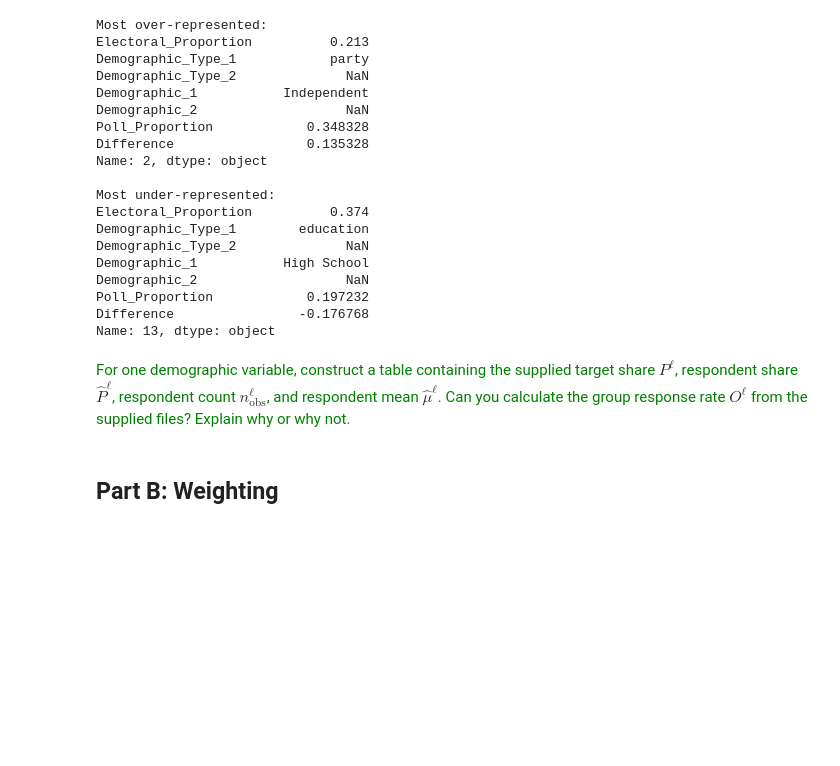
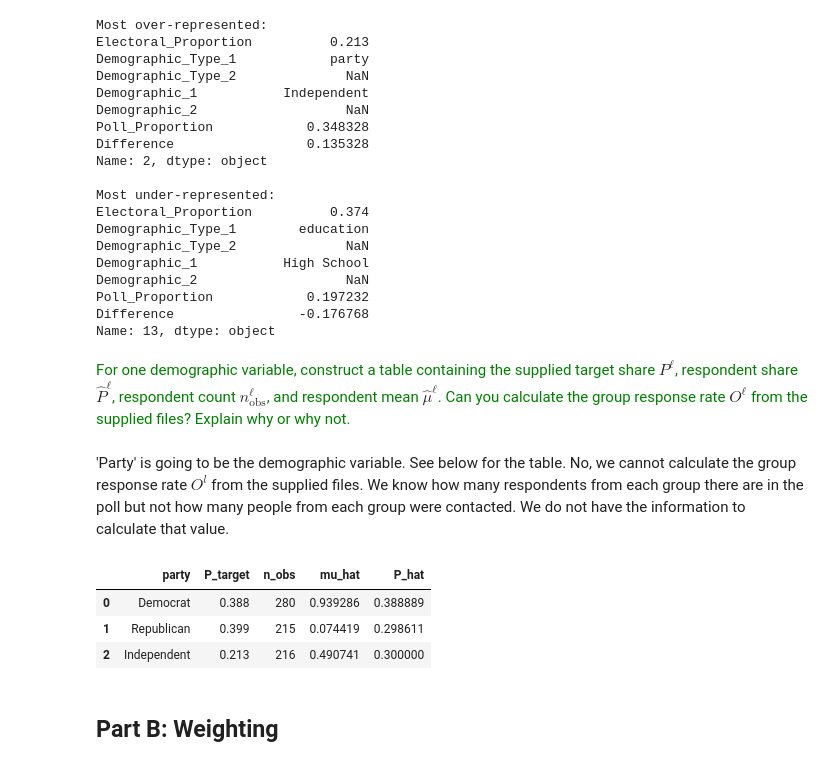
Before and after one commit to aakarsh-g7/Homework-1, a Jupyter notebook: HW1_assignment.ipynb, the cells around one changed output. Saved outputs shown, nothing was run; the diff lists cells and outputs as text; code cells hidden in the pictures; blank space fills up the shorter version.

```diff
--- a/HW1_assignment.ipynb
+++ b/HW1_assignment.ipynb
@@ -277,6 +277,60 @@ Difference                -0.176768
 Name: 13, dtype: object
 # %% [markdown]
 <span style='color: green;'>For one demographic variable, construct a table containing the supplied target share </span>$P^{\ell}$<span style='color: green;'>, respondent share </span>$\widehat{P}^{\ell}$<span style='color: green;'>, respondent count </span>$n_{\mathrm{obs}}^{\ell}$<span style='color: green;'>, and respondent mean </span>$\widehat{\mu}^{\ell}$<span style='color: green;'>. Can you calculate the group response rate </span>$O^{\ell}$<span style='color: green;'> from the supplied files? Explain why or why not.</span>
+# %% [markdown]
+'Party' is going to be the demographic variable. See below for the table. No, we cannot calculate the group response rate $O^l$ from the supplied files. We know how many respondents from each group there are in the poll but not how many people from each group were contacted. We do not have the information to calculate that value.
+# %%
+# keeps clinton & trump voters
+df_two_party = dfpoll[
+    dfpoll["candidate"].isin(["Hillary Clinton", "Donald Trump"])
+].copy()
+
+# ---
+# ChatGPT used for below segment
+# 1 = Clinton, 0 = Trump
+df_two_party["Y"] = (
+    df_two_party["candidate"] == "Hillary Clinton"
+).astype(int)
+
+# Get the supplied population proportions P^l for party
+party_targets = dfdemographic[
+    (dfdemographic["Demographic_Type_1"] == "party") &
+    (dfdemographic["Demographic_Type_2"].isna())
+][["Demographic_1", "Electoral_Proportion"]].copy()
+
+party_targets = party_targets.rename(columns={
+    "Demographic_1": "party",
+    "Electoral_Proportion": "P_target"
+})
+# ---
+
+# calculate count and mean for each party
+party_poll = (
+    df_two_party.groupby("party")
+    .agg(
+        n_obs=("Y", "size"),
+        mu_hat=("Y", "mean")
+    )
+    .reset_index()
+)
+
+# Calculate P_hat
+total_respondents = len(df_two_party)
+party_poll["P_hat"] = party_poll["n_obs"] / total_respondents
+
+# Combine population information & poll information
+party_table = party_targets.merge(
+    party_poll,
+    on="party",
+    how="left"
+)
+
+party_table
+# %% [output]
+|  | party | P_target | n_obs | mu_hat | P_hat |
+| 0 | Democrat | 0.388 | 280 | 0.939286 | 0.388889 |
+| 1 | Republican | 0.399 | 215 | 0.074419 | 0.298611 |
+| 2 | Independent | 0.213 | 216 | 0.490741 | 0.300000 |
 # %% [markdown]
 ## Part B: Weighting
 # %% [markdown]
```
